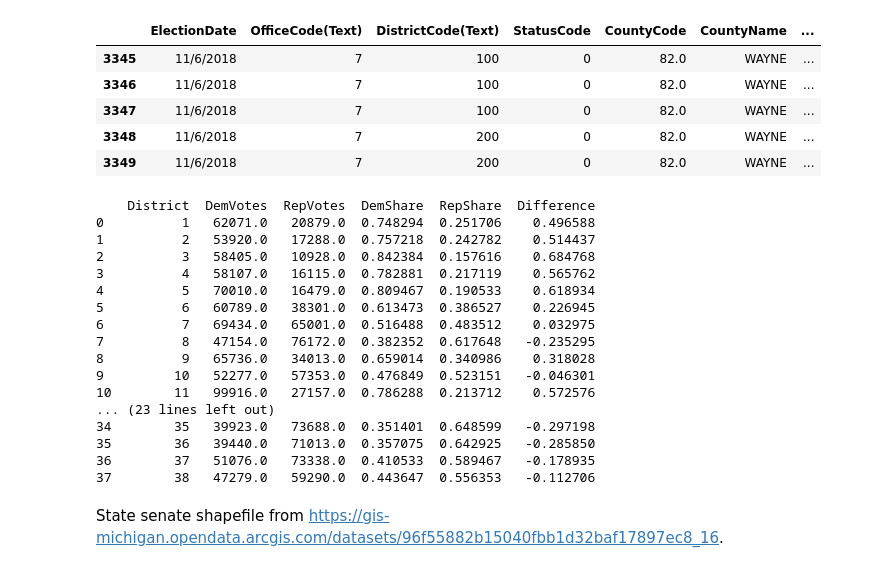
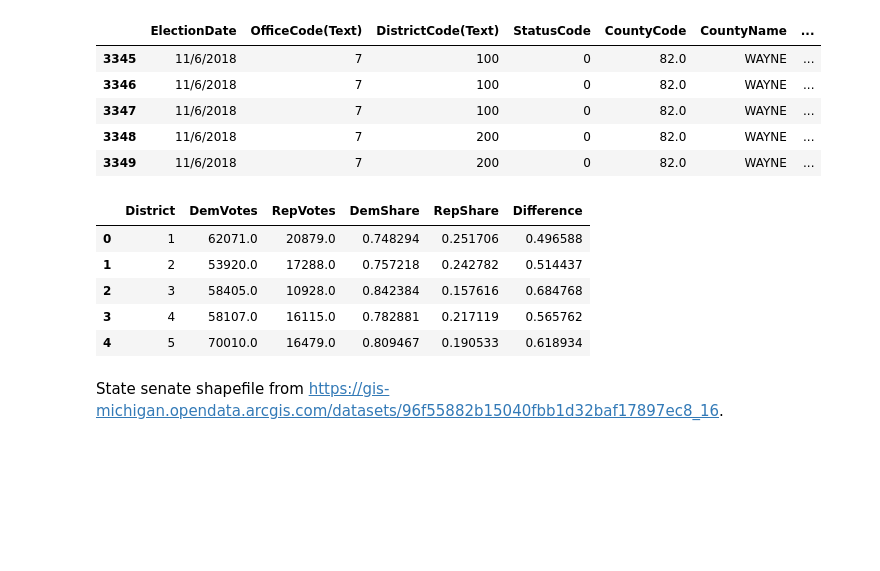
Before and after one commit to klein1ww/2018MichiganStateLegislatureResults, a Jupyter notebook: MichiganStateSenate.ipynb, the cells around one changed output. Drawn from its saved outputs; the diff is of its cells as text; code cells hidden in the pictures; blank space fills up the shorter version.

```diff
--- a/MichiganStateSenate.ipynb
+++ b/MichiganStateSenate.ipynb
@@ -29,51 +29,40 @@ results_senate = results_senate.drop([3351])
 results_senate['CandidateName'] = results_senate['CandidateFirstName'] + " " + results_senate['CandidateLastName']
 results_senate = results_senate.drop(columns=['CandidateLastName','CandidateFirstName'])
 
 # grouping results by district and party vote totals
 grouped_results = results_senate.groupby(by=['District','PartyName'])
 districts = range(1,39,1)
 results_by_district = pd.DataFrame(districts,columns=['District'])
 results_by_district = results_by_district.set_index(['District'])
 results_by_district = results_by_district.reindex(columns=['DemVotes','RepVotes'])
 
 # iterating over groups to fill the new dataframe
 for key, group in grouped_results:
     if key[1] in ['GRN','LIB','NPA']:
         continue
     total = grouped_results.get_group(key)['CandidateVotes'].sum()
     if key[1] == 'DEM':
         results_by_district.at[int(key[0]),'DemVotes'] = total
     elif key[1] == 'REP':
         results_by_district.at[int(key[0]),'RepVotes'] = total
 
 # calculating vote shares as percentage of 2 party
 results_by_district['DemShare'] = results_by_district['DemVotes'] / (results_by_district['DemVotes']+results_by_district['RepVotes'])
 results_by_district['RepShare'] = results_by_district['RepVotes'] / (results_by_district['DemVotes']+results_by_district['RepVotes'])
 results_by_district['Difference'] = results_by_district['DemShare'] - results_by_district['RepShare']
 
 # converting district index back to column for join
 results_by_district = results_by_district.reset_index()
 
 # showing new dataframe with vote totals and %s
-print(results_by_district)
+results_by_district.head(5)
 # %% [output]
-    District  DemVotes  RepVotes  DemShare  RepShare  Difference
-0          1   62071.0   20879.0  0.748294  0.251706    0.496588
-1          2   53920.0   17288.0  0.757218  0.242782    0.514437
-2          3   58405.0   10928.0  0.842384  0.157616    0.684768
-3          4   58107.0   16115.0  0.782881  0.217119    0.565762
-4          5   70010.0   16479.0  0.809467  0.190533    0.618934
-5          6   60789.0   38301.0  0.613473  0.386527    0.226945
-6          7   69434.0   65001.0  0.516488  0.483512    0.032975
-7          8   47154.0   76172.0  0.382352  0.617648   -0.235295
-8          9   65736.0   34013.0  0.659014  0.340986    0.318028
-9         10   52277.0   57353.0  0.476849  0.523151   -0.046301
-10        11   99916.0   27157.0  0.786288  0.213712    0.572576
-... (23 lines left out)
-34        35   39923.0   73688.0  0.351401  0.648599   -0.297198
-35        36   39440.0   71013.0  0.357075  0.642925   -0.285850
-36        37   51076.0   73338.0  0.410533  0.589467   -0.178935
-37        38   47279.0   59290.0  0.443647  0.556353   -0.112706
+|  | District | DemVotes | RepVotes | DemShare | RepShare | Difference |
+| 0 | 1 | 62071.0 | 20879.0 | 0.748294 | 0.251706 | 0.496588 |
+| 1 | 2 | 53920.0 | 17288.0 | 0.757218 | 0.242782 | 0.514437 |
+| 2 | 3 | 58405.0 | 10928.0 | 0.842384 | 0.157616 | 0.684768 |
+| 3 | 4 | 58107.0 | 16115.0 | 0.782881 | 0.217119 | 0.565762 |
+| 4 | 5 | 70010.0 | 16479.0 | 0.809467 | 0.190533 | 0.618934 |
 # %% [markdown]
 State senate shapefile from https://gis-michigan.opendata.arcgis.com/datasets/96f55882b15040fbb1d32baf17897ec8_16.
 # %%
```
Also changed, not shown: parts of 1 cell of this notebook.
